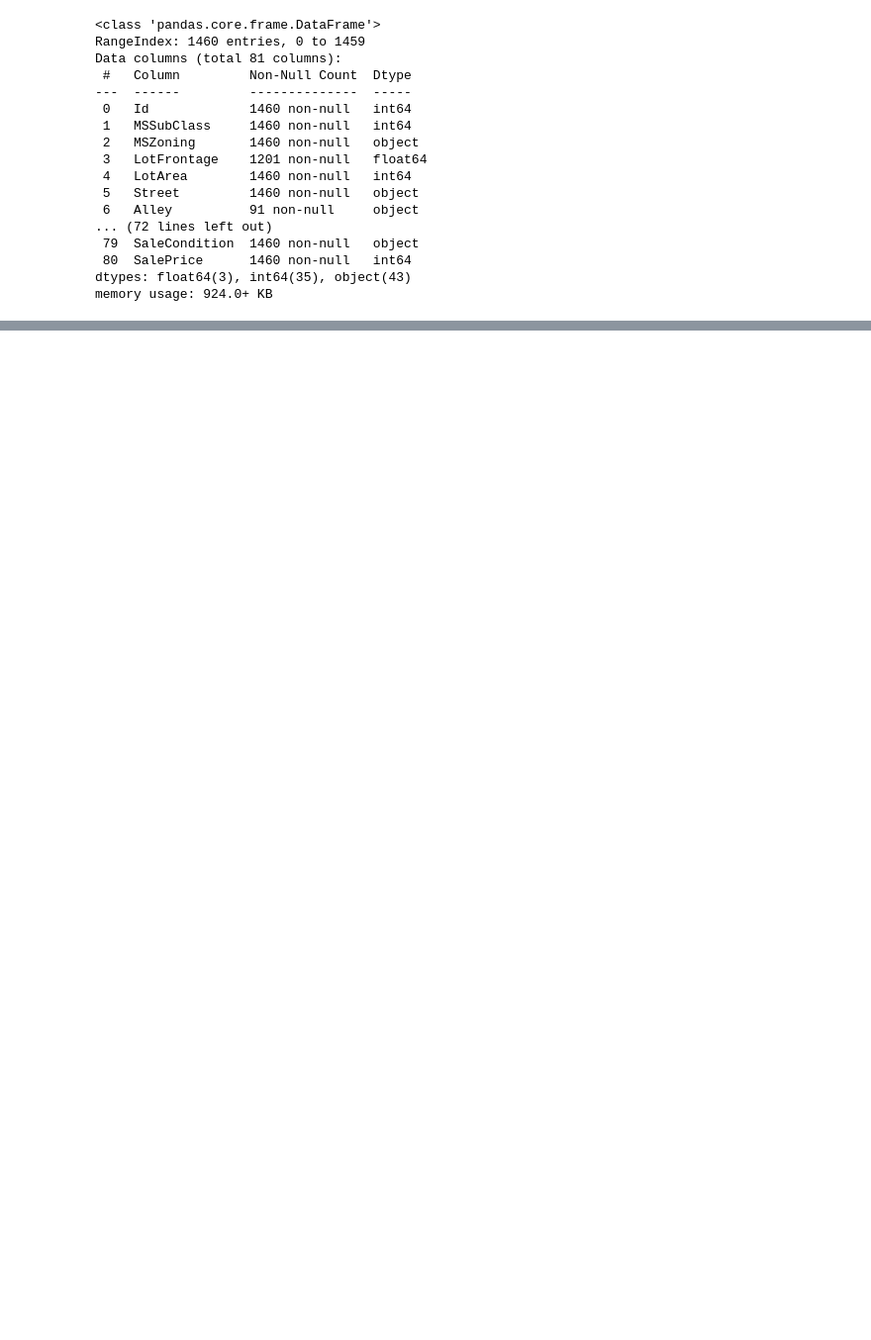
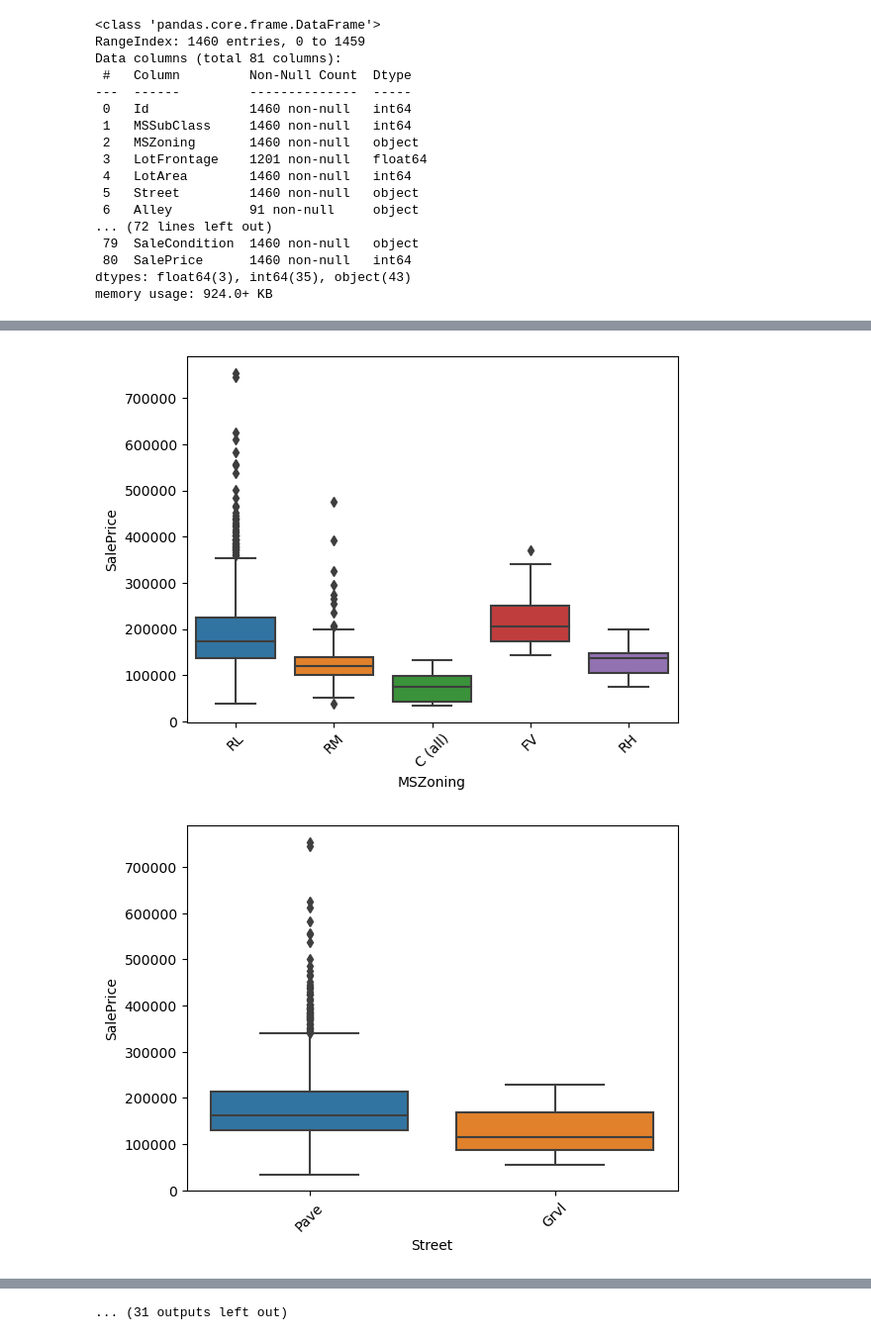
Before and after one commit to AyeshaIrshad1337/House-Price-Prediction-Kaggle-Competition, a Jupyter notebook: house-price-prediction-competition.ipynb, the cells around one changed output, grey strips where cells are left out. Shown at 99% size. Saved outputs shown, nothing was run; the diff lists cells and outputs as text; code cells hidden in the pictures; blank space fills up the shorter version.

Commit message:
Kaggle Notebook | house price prediction competition | Version 5

```diff
--- a/house-price-prediction-competition.ipynb
+++ b/house-price-prediction-competition.ipynb
@@ -99,18 +90,0 @@ dtype: int64
-# %%
-from sklearn.preprocessing import LabelEncoder
-
-# List of columns containing categorical variables
-categorical_cols = ['MSZoning', 'Street', 'Alley', 'LotShape', 'LandContour', 'Utilities', 'LotConfig', 'LandSlope',
-                    'Neighborhood', 'Condition1', 'Condition2', 'BldgType', 'HouseStyle', 'RoofStyle', 'RoofMatl',
-                    'Exterior1st', 'Exterior2nd', 'MasVnrType', 'ExterQual', 'ExterCond', 'Foundation', 'BsmtQual',
-                    'BsmtCond', 'BsmtExposure', 'BsmtFinType1', 'BsmtFinType2', 'Heating', 'HeatingQC', 'CentralAir',
-                    'Electrical', 'KitchenQual', 'Functional', 'FireplaceQu', 'GarageType', 'GarageFinish',
-                    'GarageQual', 'GarageCond', 'PavedDrive', 'PoolQC', 'Fence', 'MiscFeature', 'SaleType',
-                    'SaleCondition']
-
-# Create a label encoder object
-label_encoder = LabelEncoder()
-
-# Apply label encoding to each column
-for col in categorical_cols:
-    train[col] = label_encoder.fit_transform(train[col].astype(str))
@@ -127,5 +90,0 @@ train.head()
-# %%
-float_cols_with_null = ['LotFrontage', 'MasVnrArea','GarageYrBlt']
-
-# Replace null values in float columns with 0.0
-train[float_cols_with_null] = train[float_cols_with_null].fillna(0.0)
@@ -131,0 +106,2 @@ train[float_cols_with_null] = train[float_cols_with_null].fillna(0.0)
+# %%
+train.pop("Id")
@@ -131,0 +121,4 @@ train[float_cols_with_null] = train[float_cols_with_null].fillna(0.0)
+# %%
+train["MasVnrArea"]=pd.to_numeric(train["MasVnrArea"],errors="coerce")
+train["GarageYrBlt"]=pd.to_numeric(train["GarageYrBlt"],errors="coerce")
+train["LotFrontage"]=pd.to_numeric(train["LotFrontage"],errors="coerce")
@@ -131,0 +127,11 @@ train[float_cols_with_null] = train[float_cols_with_null].fillna(0.0)
+# %%
+for i in train.columns:
+    if train[i].dtype == "object" and i != "SalePrice":
+        sns.boxplot(x=train[i], y=train["SalePrice"])
+        plt.xlabel(i)
+        plt.ylabel("SalePrice")
+        plt.xticks(rotation=45)
+        plt.show()
+# %% [output]
+[figure, added]
+[figure, added]
@@ -131,0 +148 @@ train[float_cols_with_null] = train[float_cols_with_null].fillna(0.0)
+... (31 outputs left out)
```
Also changed, not shown: parts of 44 cells of this notebook.
